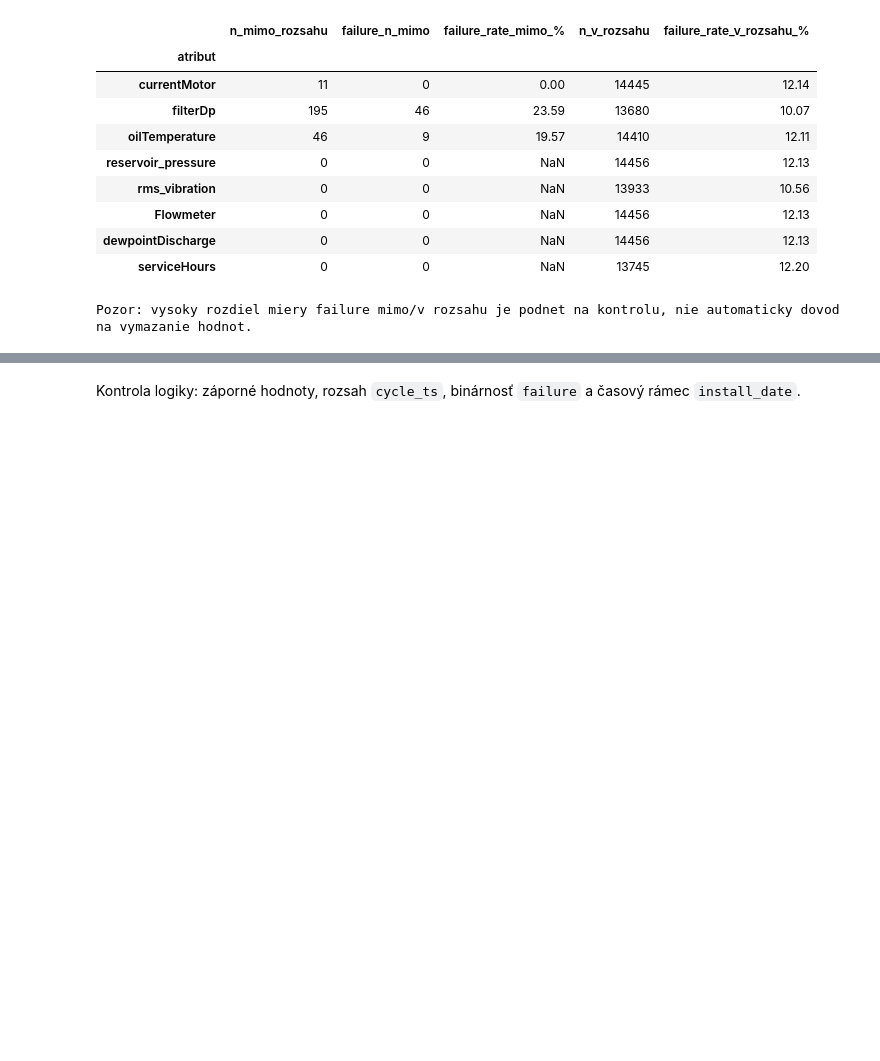
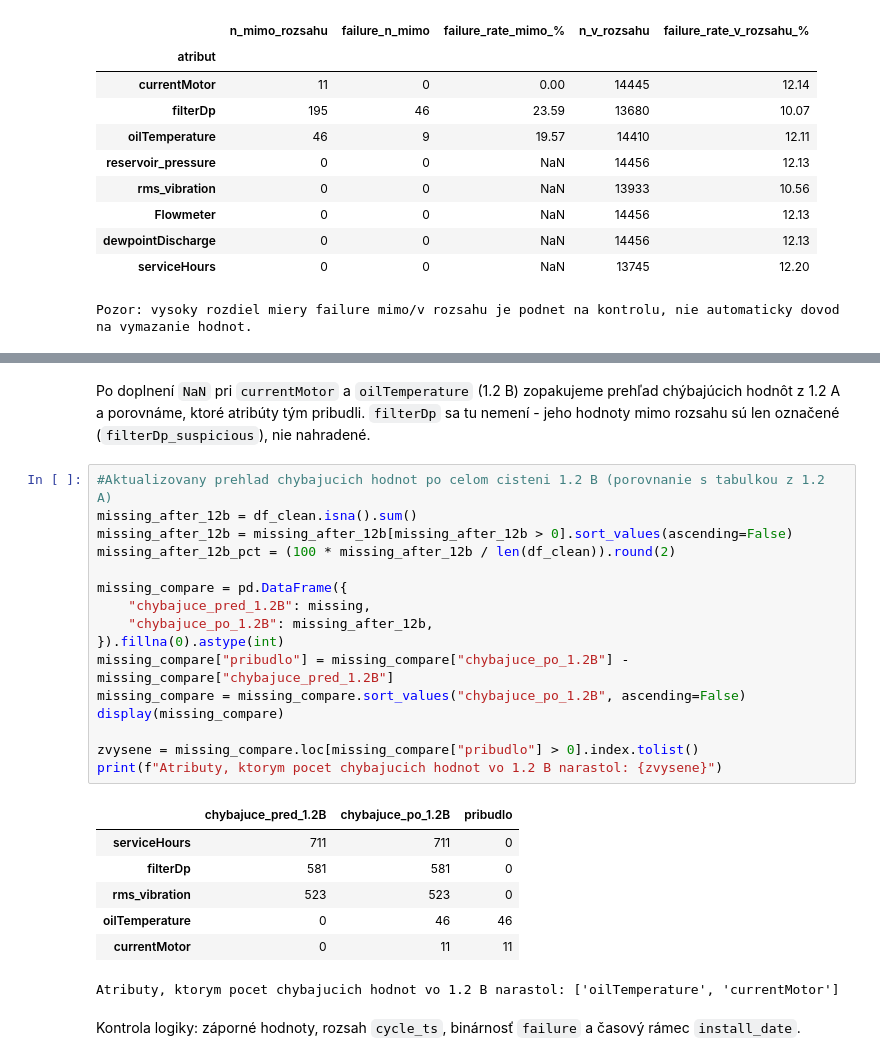
Before and after one commit to samuel-ivan05/IAU_zadanie, a Jupyter notebook: IAU-project.ipynb, the cells around one changed output, grey strips where cells are left out. Saved outputs shown, nothing was run; the diff lists cells and outputs as text; blank space fills up the shorter version.

```diff
--- a/IAU-project.ipynb
+++ b/IAU-project.ipynb
@@ -1282,6 +1318,32 @@ Po osetreni - pocet hodnot mimo rozsahu (malo by byt 0):
   Flowmeter: 0
   dewpointDischarge: 0
   serviceHours: 0
+# %% [markdown]
+Po doplnení `NaN` pri `currentMotor` a `oilTemperature` (1.2 B) zopakujeme prehľad chýbajúcich hodnôt z 1.2 A a porovnáme, ktoré atribúty tým pribudli. `filterDp` sa tu nemení - jeho hodnoty mimo rozsahu sú len označené (`filterDp_suspicious`), nie nahradené.
+# %%
+#Aktualizovany prehlad chybajucich hodnot po celom cisteni 1.2 B (porovnanie s tabulkou z 1.2 A)
+missing_after_12b = df_clean.isna().sum()
+missing_after_12b = missing_after_12b[missing_after_12b > 0].sort_values(ascending=False)
+missing_after_12b_pct = (100 * missing_after_12b / len(df_clean)).round(2)
+
+missing_compare = pd.DataFrame({
+    "chybajuce_pred_1.2B": missing,
+    "chybajuce_po_1.2B": missing_after_12b,
+}).fillna(0).astype(int)
+missing_compare["pribudlo"] = missing_compare["chybajuce_po_1.2B"] - missing_compare["chybajuce_pred_1.2B"]
+missing_compare = missing_compare.sort_values("chybajuce_po_1.2B", ascending=False)
+display(missing_compare)
+
+zvysene = missing_compare.loc[missing_compare["pribudlo"] > 0].index.tolist()
+print(f"Atributy, ktorym pocet chybajucich hodnot vo 1.2 B narastol: {zvysene}")
+# %% [output]
+|  | chybajuce_pred_1.2B | chybajuce_po_1.2B | pribudlo |
+| serviceHours | 711 | 711 | 0 |
+| filterDp | 581 | 581 | 0 |
+| rms_vibration | 523 | 523 | 0 |
+| oilTemperature | 0 | 46 | 46 |
+| currentMotor | 0 | 11 | 11 |
+Atributy, ktorym pocet chybajucich hodnot vo 1.2 B narastol: ['oilTemperature', 'currentMotor']
 # %% [markdown]
 Kontrola logiky: záporné hodnoty, rozsah `cycle_ts`, binárnosť `failure` a časový rámec `install_date`.
 # %%
```
Also changed, not shown: parts of 17 cells of this notebook, 2 other files.
